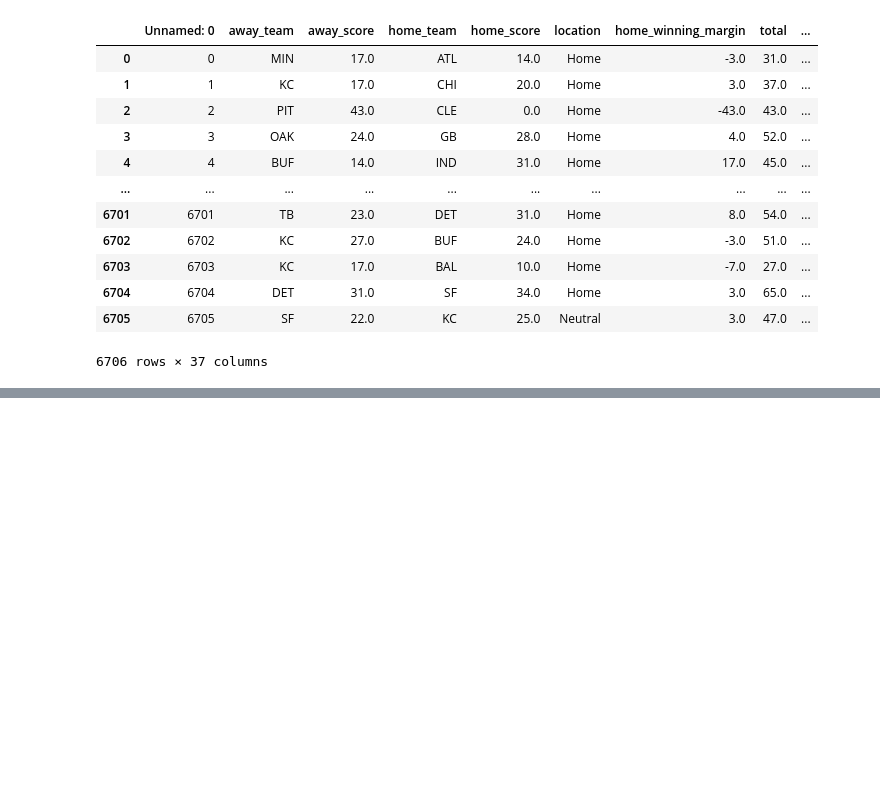
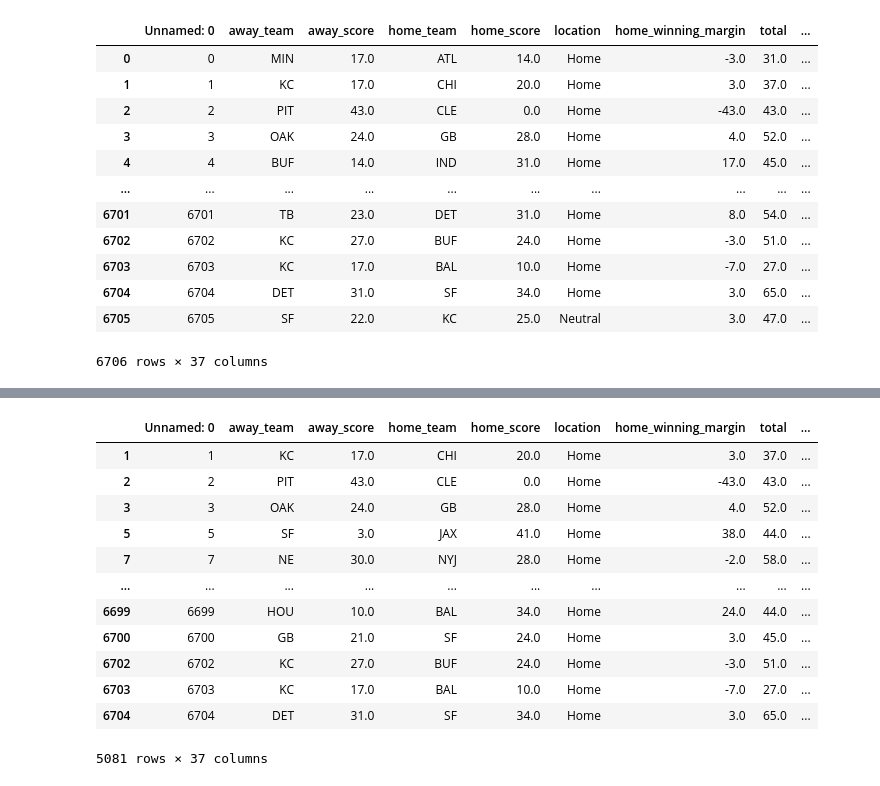
Before and after one commit to markgill17/Artefact, a Jupyter notebook: SpreadMarket.ipynb, the cells around one changed output, grey strips where cells are left out. Drawn from its saved outputs; the diff is of its cells as text; code cells hidden in the pictures; blank space fills up the shorter version.

```diff
--- a/SpreadMarket.ipynb
+++ b/SpreadMarket.ipynb
@@ -21,0 +39,17 @@ df
+# %%
+outdoor_df = df[df['indoor_game'] == 0]
+outdoor_df
+# %% [output]
+|  | Unnamed: 0 | away_team | away_score | home_team | home_score | location | home_winning_margin | total | ... |
+| 1 | 1 | KC | 17.0 | CHI | 20.0 | Home | 3.0 | 37.0 | ... |
+| 2 | 2 | PIT | 43.0 | CLE | 0.0 | Home | -43.0 | 43.0 | ... |
+| 3 | 3 | OAK | 24.0 | GB | 28.0 | Home | 4.0 | 52.0 | ... |
+| 5 | 5 | SF | 3.0 | JAX | 41.0 | Home | 38.0 | 44.0 | ... |
+| 7 | 7 | NE | 30.0 | NYJ | 28.0 | Home | -2.0 | 58.0 | ... |
+| ... | ... | ... | ... | ... | ... | ... | ... | ... | ... |
+| 6699 | 6699 | HOU | 10.0 | BAL | 34.0 | Home | 24.0 | 44.0 | ... |
+| 6700 | 6700 | GB | 21.0 | SF | 24.0 | Home | 3.0 | 45.0 | ... |
+| 6702 | 6702 | KC | 27.0 | BUF | 24.0 | Home | -3.0 | 51.0 | ... |
+| 6703 | 6703 | KC | 17.0 | BAL | 10.0 | Home | -7.0 | 27.0 | ... |
+| 6704 | 6704 | DET | 31.0 | SF | 34.0 | Home | 3.0 | 65.0 | ... |
+5081 rows × 37 columns
```
Also changed, not shown: parts of 12 cells of this notebook, 1 other file.
